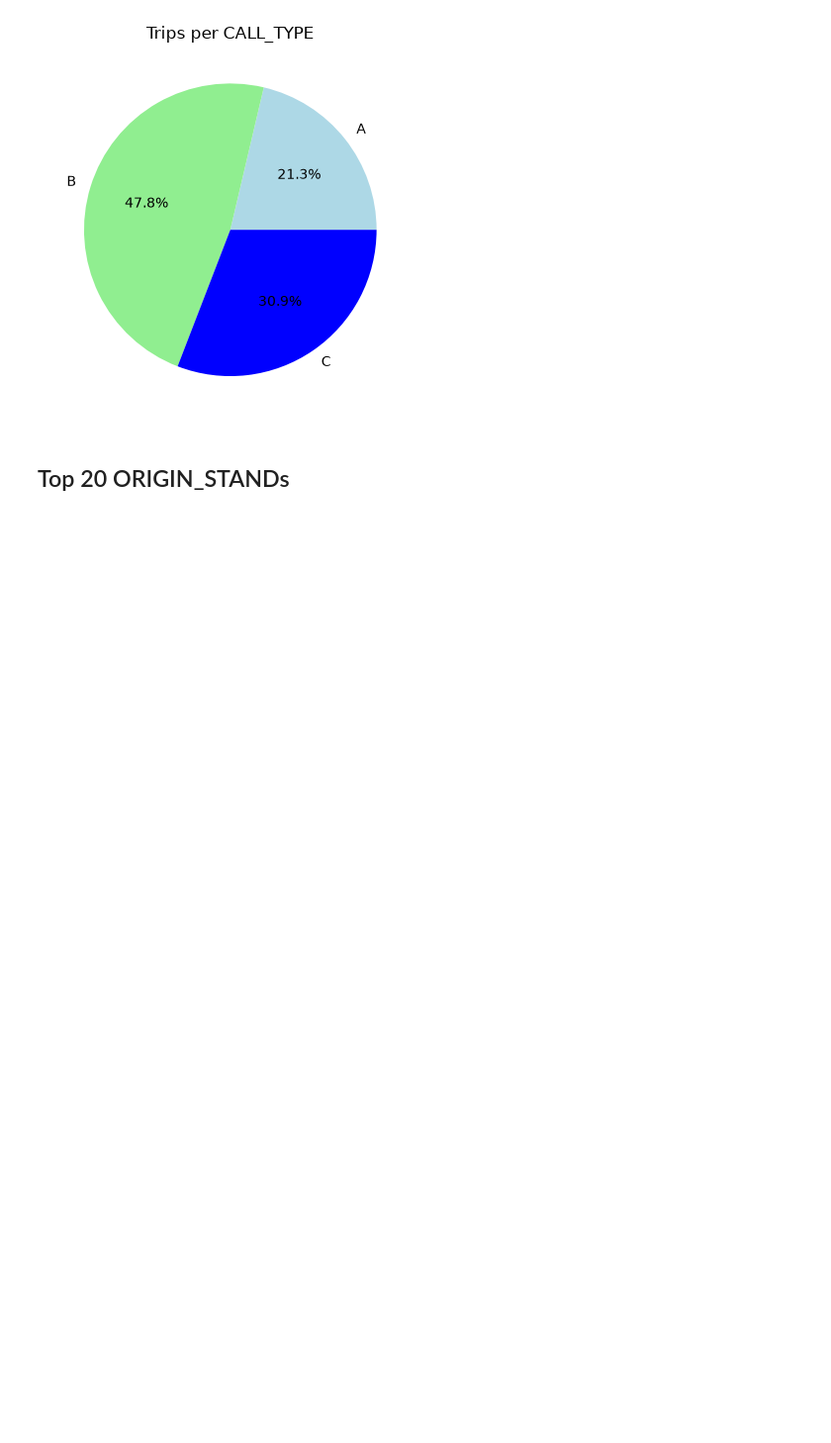
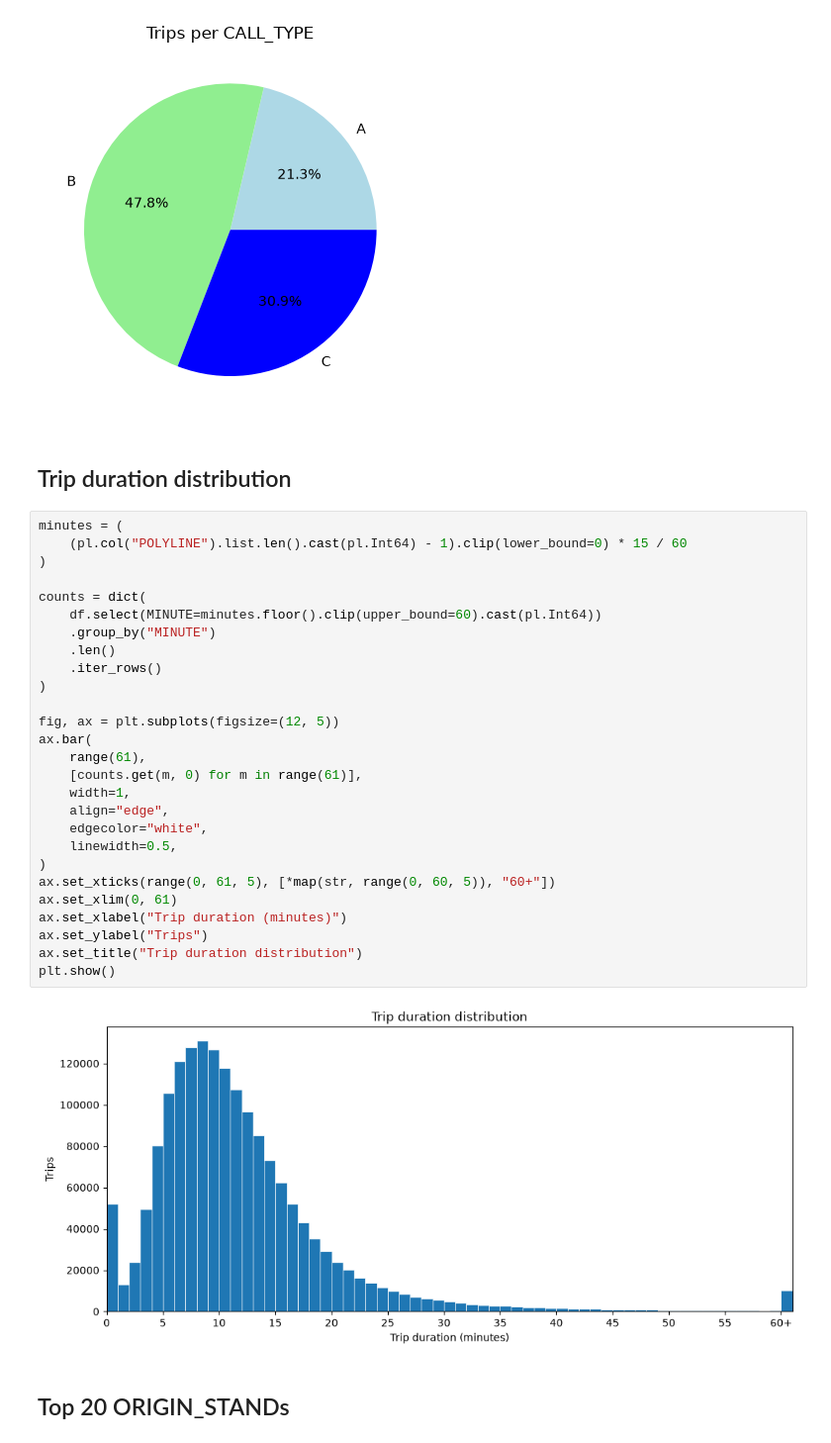
Before and after one commit to runarmod/TDT4225-ex2, a Jupyter notebook: notebooks/eda.ipynb, the cells around one changed output. Shown at 99% size. Cells and saved outputs as stored; diff of their text form; blank space fills up the shorter version.

Commit message:
feat: add trip duration distribution

```diff
--- a/notebooks/eda.ipynb
+++ b/notebooks/eda.ipynb
@@ -171,6 +171,37 @@ ax.set_title("Trips per CALL_TYPE")
 plt.show()
 # %% [output]
 [figure]
+# %% [markdown]
+## Trip duration distribution
+# %%
+minutes = (
+    (pl.col("POLYLINE").list.len().cast(pl.Int64) - 1).clip(lower_bound=0) * 15 / 60
+)
+
+counts = dict(
+    df.select(MINUTE=minutes.floor().clip(upper_bound=60).cast(pl.Int64))
+    .group_by("MINUTE")
+    .len()
+    .iter_rows()
+)
+
+fig, ax = plt.subplots(figsize=(12, 5))
+ax.bar(
+    range(61),
+    [counts.get(m, 0) for m in range(61)],
+    width=1,
+    align="edge",
+    edgecolor="white",
+    linewidth=0.5,
+)
+ax.set_xticks(range(0, 61, 5), [*map(str, range(0, 60, 5)), "60+"])
+ax.set_xlim(0, 61)
+ax.set_xlabel("Trip duration (minutes)")
+ax.set_ylabel("Trips")
+ax.set_title("Trip duration distribution")
+plt.show()
+# %% [output]
+[figure, added]
 # %% [markdown]
 ## Top 20 ORIGIN_STANDs
 # %%
```
